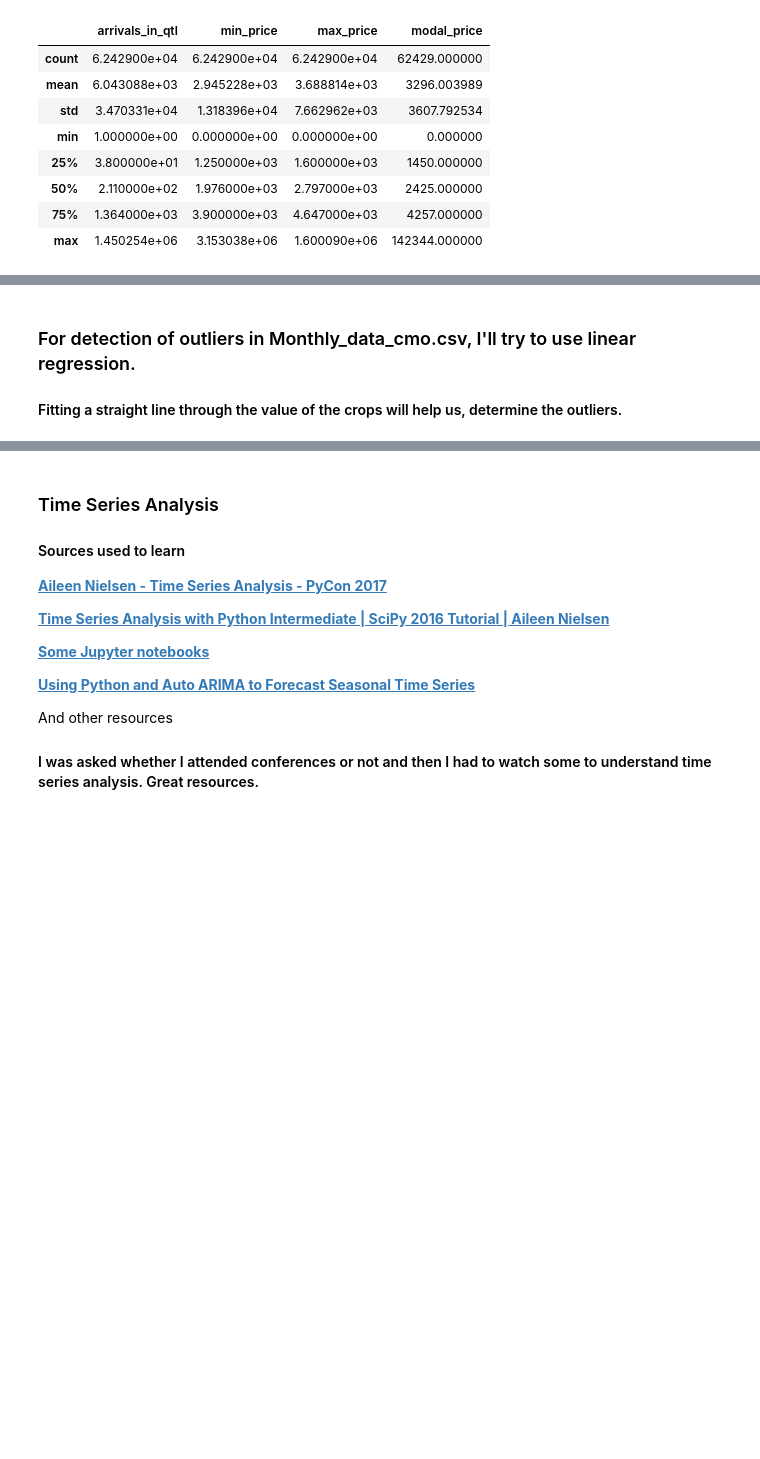
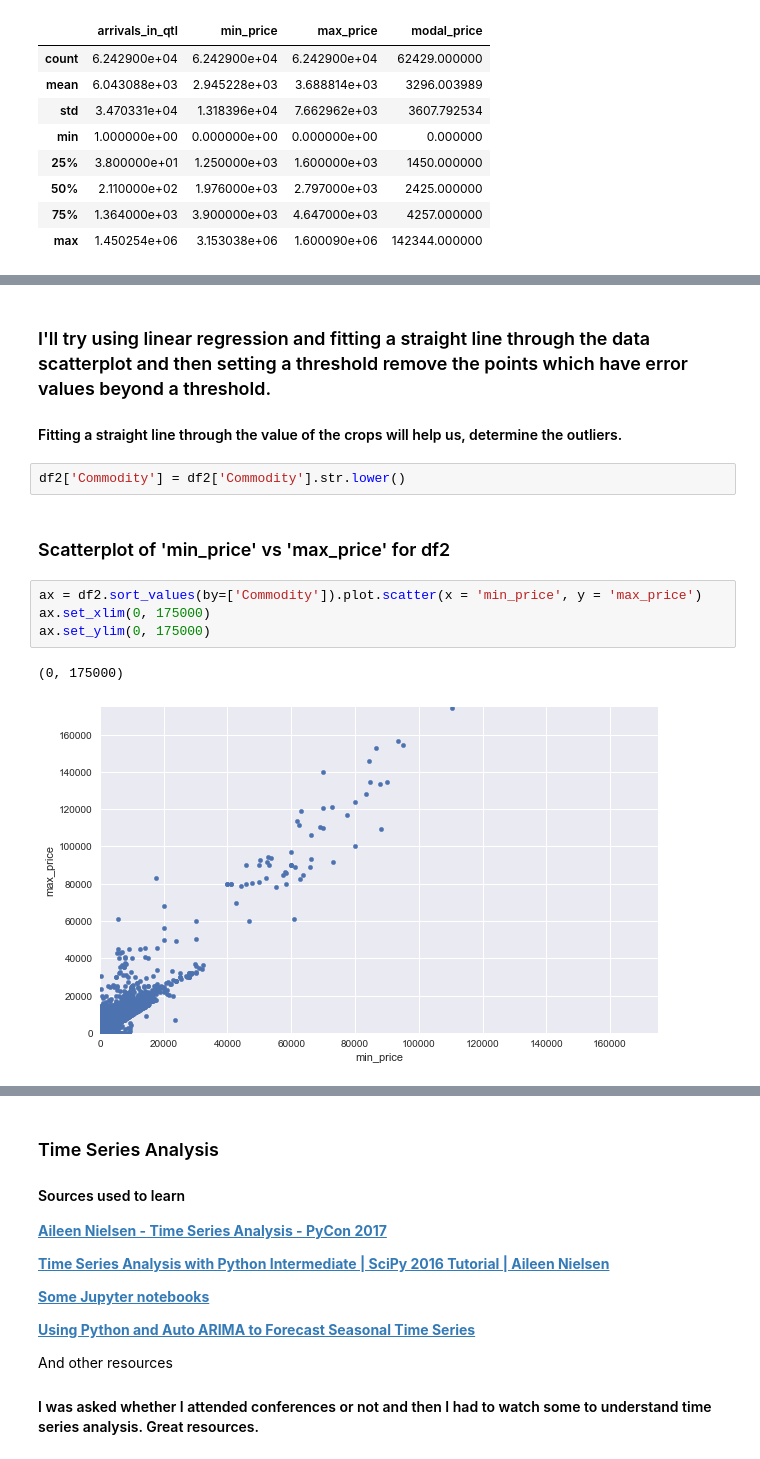
Before and after one commit to sirius0503/Trends_In_APMC, a Jupyter notebook: apmc_trends.ipynb, the cells around one changed output, grey strips where cells are left out. Drawn from its saved outputs; the diff is of its cells as text; blank space fills up the shorter version.

Commit message:
Try Linear Regression for Outlier Detection

```diff
--- a/apmc_trends.ipynb
+++ b/apmc_trends.ipynb
@@ -263,4 +287,14 @@ df2.describe()
 # %% [markdown]
-### For detection of outliers in Monthly_data_cmo.csv, I'll try to use linear regression.
-
+### I'll try using linear regression and fitting a straight line through the data scatterplot and then setting a threshold remove the points which have error values beyond a threshold.
 #### Fitting a straight line through the value of the crops will help us, determine the outliers.
+# %%
+df2['Commodity'] = df2['Commodity'].str.lower()
+# %% [markdown]
+### Scatterplot of 'min_price' vs 'max_price' for df2
+# %%
+ax = df2.sort_values(by=['Commodity']).plot.scatter(x = 'min_price', y = 'max_price')
+ax.set_xlim(0, 175000)
+ax.set_ylim(0, 175000)
+# %% [output]
+(0, 175000)
+[figure, added]
```
Also changed, not shown: parts of 11 cells of this notebook.
